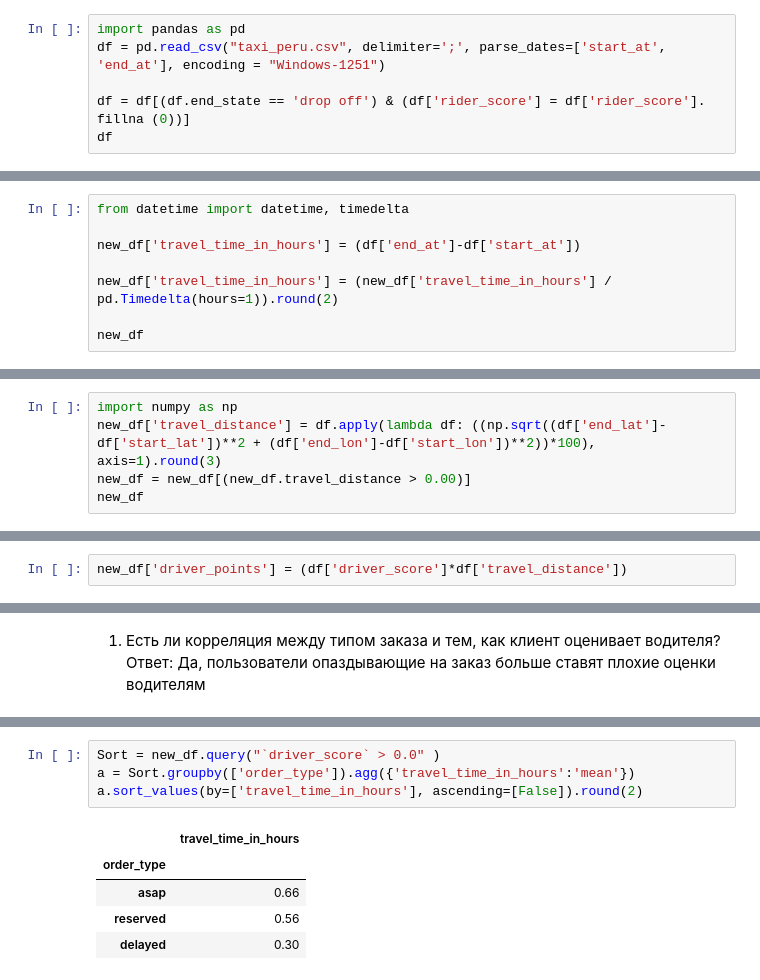
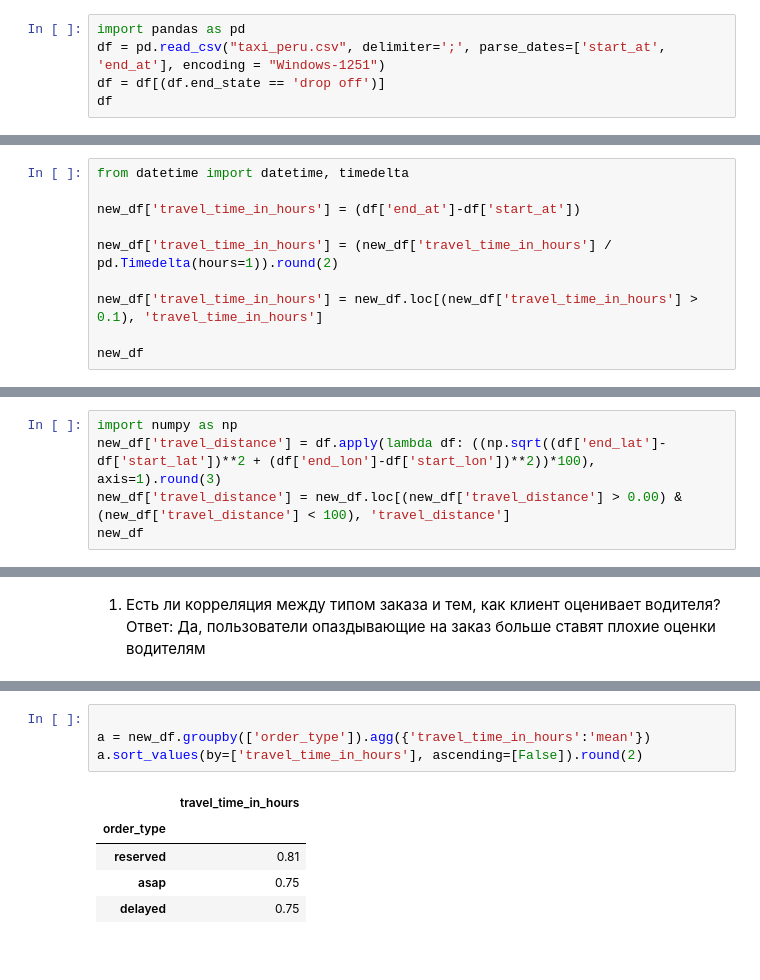
Before and after one commit to nakimov01/PandasPGU, a Jupyter notebook: taxi_peru_lab.ipynb, the cells around one changed output, grey strips where cells are left out. Cells and saved outputs as stored; diff of their text form.

```diff
--- a/taxi_peru_lab.ipynb
+++ b/taxi_peru_lab.ipynb
@@ -5,8 +4,7 @@
 # %%
 import pandas as pd
 df = pd.read_csv("taxi_peru.csv", delimiter=';', parse_dates=['start_at', 'end_at'], encoding = "Windows-1251")
-
-df = df[(df.end_state == 'drop off') & (df['rider_score'] = df['rider_score']. fillna (0))]
+df = df[(df.end_state == 'drop off')]
 df
 # %% [output]
 |  | journey_id | user_id | driver_id | taxi_id | icon | start_type | start_at | start_lat | start_lon | end_at | ... |
@@ -100,6 +81,8 @@ new_df['travel_time_in_hours'] = (df['end_at']-df['start_at'])
 
 new_df['travel_time_in_hours'] = (new_df['travel_time_in_hours'] / pd.Timedelta(hours=1)).round(2)
 
+new_df['travel_time_in_hours'] = new_df.loc[(new_df['travel_time_in_hours'] > 0.1), 'travel_time_in_hours']
+
 new_df
 # %% [output]
 |  | order_id | user_id | driver_id | rider_score | driver_score | user_platform | order_type | ... |
@@ -143,7 +126,7 @@ df
 # %%
 import numpy as np
 new_df['travel_distance'] = df.apply(lambda df: ((np.sqrt((df['end_lat']-df['start_lat'])**2 + (df['end_lon']-df['start_lon'])**2))*100), axis=1).round(3)
-new_df = new_df[(new_df.travel_distance > 0.00)]
+new_df['travel_distance'] = new_df.loc[(new_df['travel_distance'] > 0.00) & (new_df['travel_distance'] < 100), 'travel_distance']
 new_df
 # %% [output]
 |  | order_id | user_id | driver_id | rider_score | driver_score | user_platform | order_type | ... |
@@ -207,2 +218,0 @@ a.sort_values(by=['order_id', 'rider_score', 'travel_distance'], ascending=[Fals
-# %%
-new_df['driver_points'] = (df['driver_score']*df['travel_distance'])
@@ -273,10 +326,10 @@ sns.barplot(data=new_df, errorbar=None, x="order_type", y="travel_time_in_hours"
 # %%
-Sort = new_df.query("`driver_score` > 0.0" )
-a = Sort.groupby(['order_type']).agg({'travel_time_in_hours':'mean'})
+
+a = new_df.groupby(['order_type']).agg({'travel_time_in_hours':'mean'})
 a.sort_values(by=['travel_time_in_hours'], ascending=[False]).round(2)
 # %% [output]
 |  | travel_time_in_hours |
 | order_type |  |
-| asap | 0.66 |
-| reserved | 0.56 |
-| delayed | 0.30 |
+| reserved | 0.81 |
+| asap | 0.75 |
+| delayed | 0.75 |
```
Also changed, not shown: parts of 27 cells of this notebook, 1 other file.
